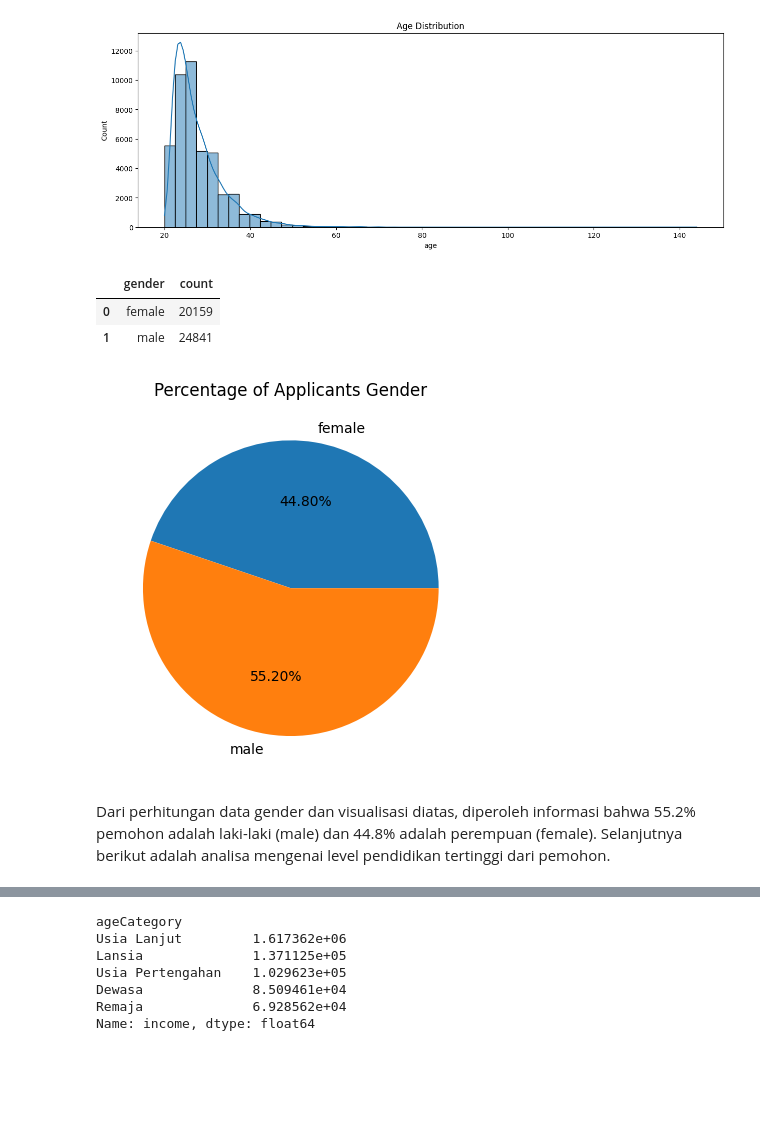
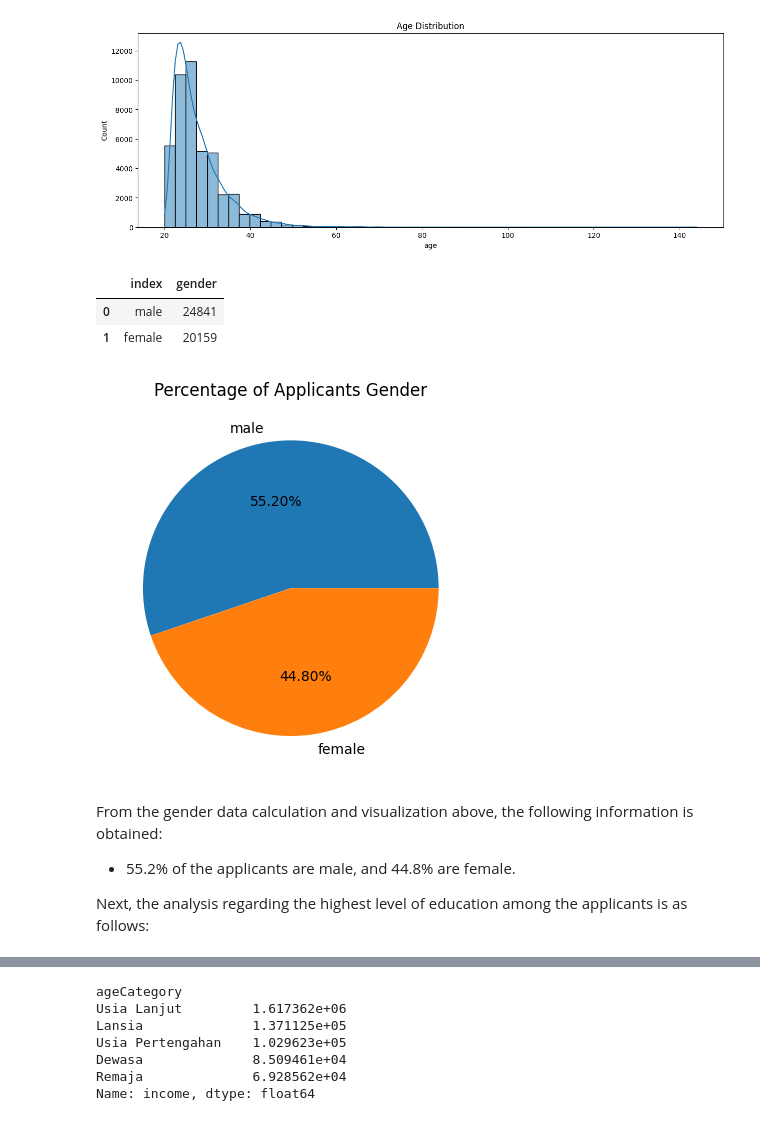
Before and after one commit to verrenmo/hacktiv8-milestone-project-p1, a Jupyter notebook: P1M2_verrenmonica.ipynb, the cells around one changed output, grey strips where cells are left out. Cells and saved outputs as stored; diff of their text form; code cells hidden in the pictures; blank space fills up the shorter version.

```diff
--- a/P1M2_verrenmonica.ipynb
+++ b/P1M2_verrenmonica.ipynb
@@ -256,20 +257,25 @@ plt.show()
 [figure]
 # %%
 # Count number of aplicant for each gender
-gender = data.groupby('gender')['gender'].value_counts().reset_index()
+
+gender = data['gender'].value_counts().reset_index()
 gender
 # %% [output]
-|  | gender | count |
-| 0 | female | 20159 |
-| 1 | male | 24841 |
+|  | index | gender |
+| 0 | male | 24841 |
+| 1 | female | 20159 |
 # %%
 # Visualize using piechart
-plt.pie(x=gender['count'], labels=gender['gender'], autopct='%1.2f%%')
+plt.pie(x=gender['gender'], labels=gender['index'], autopct='%1.2f%%')
 plt.title('Percentage of Applicants Gender')
 plt.show()
 # %% [output]
-[figure, old version]
+[figure, new version]
-# %% [markdown]
-Dari perhitungan data gender dan visualisasi diatas, diperoleh informasi bahwa 55.2% pemohon adalah laki-laki (male) dan 44.8% adalah perempuan (female). Selanjutnya berikut adalah analisa mengenai level pendidikan tertinggi dari pemohon.
+# %% [markdown]
+From the gender data calculation and visualization above, the following information is obtained:
+
+- 55.2% of the applicants are male, and 44.8% are female.
+
+Next, the analysis regarding the highest level of education among the applicants is as follows:
 # %%
 # Count the number of applicant for each education level
```
Also changed, not shown: parts of 165 cells of this notebook, 1 other file.
